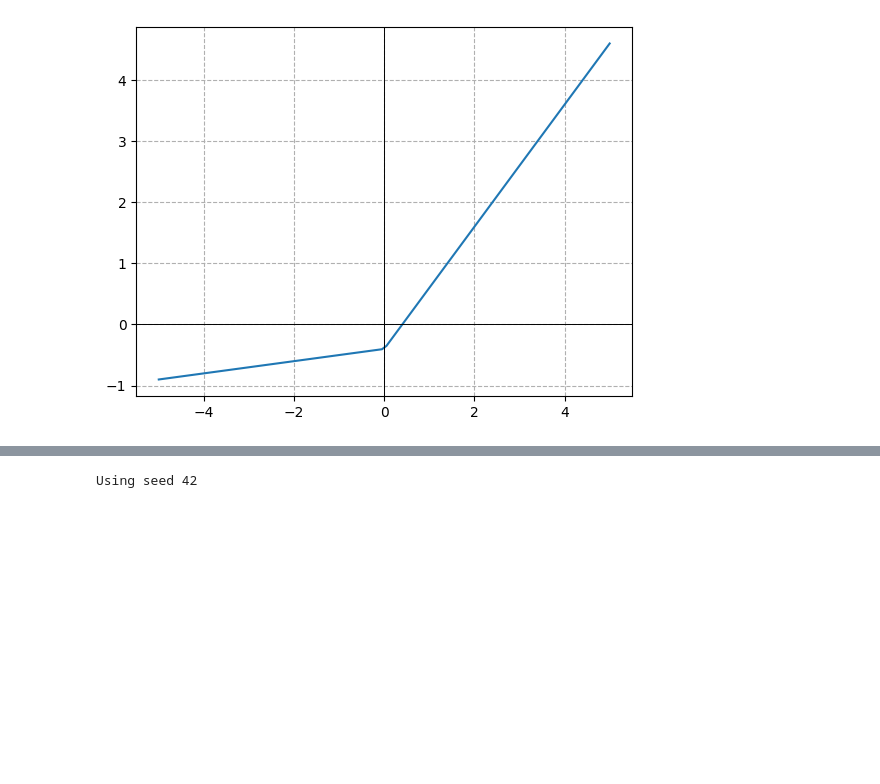
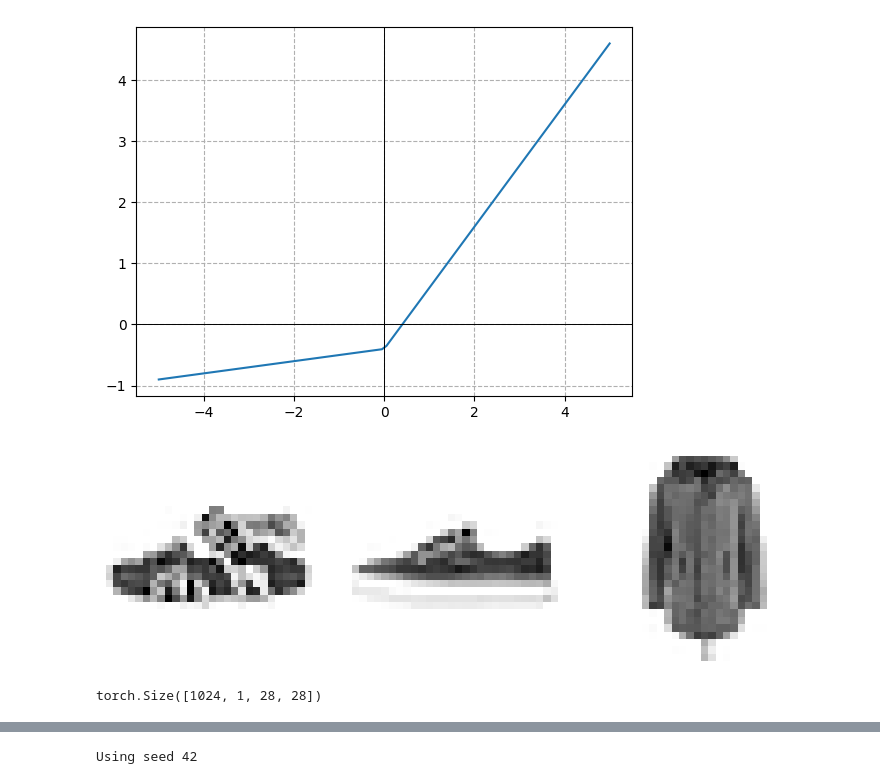
Before and after one commit to PiotrCzapla/course22p2, a Jupyter notebook: nbs/11_initializing_zeRo.ipynb, the cells around one changed output, grey strips where cells are left out. Drawn from its saved outputs; the diff is of its cells as text; code cells hidden in the pictures; blank space fills up the shorter version.

```diff
--- a/nbs/11_initializing_zeRo.ipynb
+++ b/nbs/11_initializing_zeRo.ipynb
@@ -74,3 +77,11 @@ def get_model(act=nn.ReLU, nfs=None):
     if nfs is None: nfs = [1,8,16,32,64]
     layers = [conv(nfs[i], nfs[i+1], act=act) for i in range(len(nfs)-1)]
     return nn.Sequential(*layers, conv(nfs[-1],10, act=None), nn.Flatten()).to(def_device)
+# %%
+show_images(-xb[:3])
+# %% [output]
+[figure, added]
+# %%
+xb.shape
+# %% [output]
+torch.Size([1024, 1, 28, 28])
```
Also changed, not shown: parts of 13 cells of this notebook, 6 other files.
